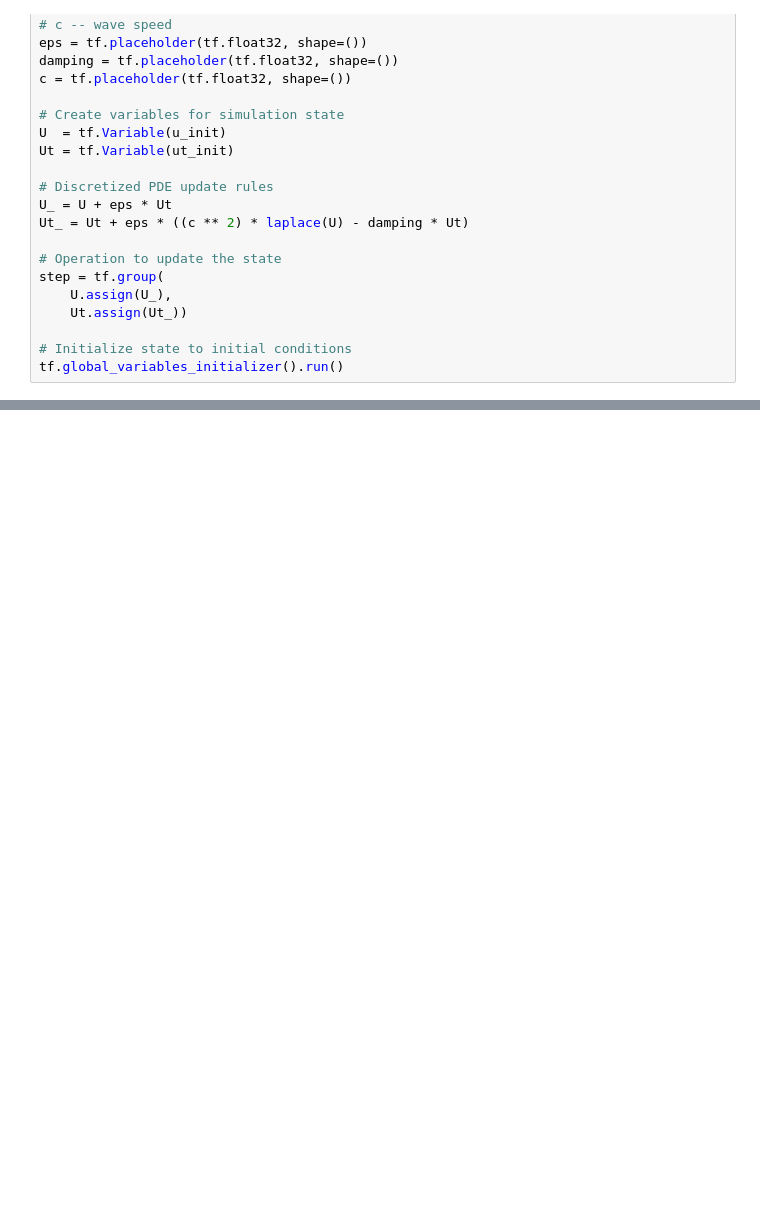
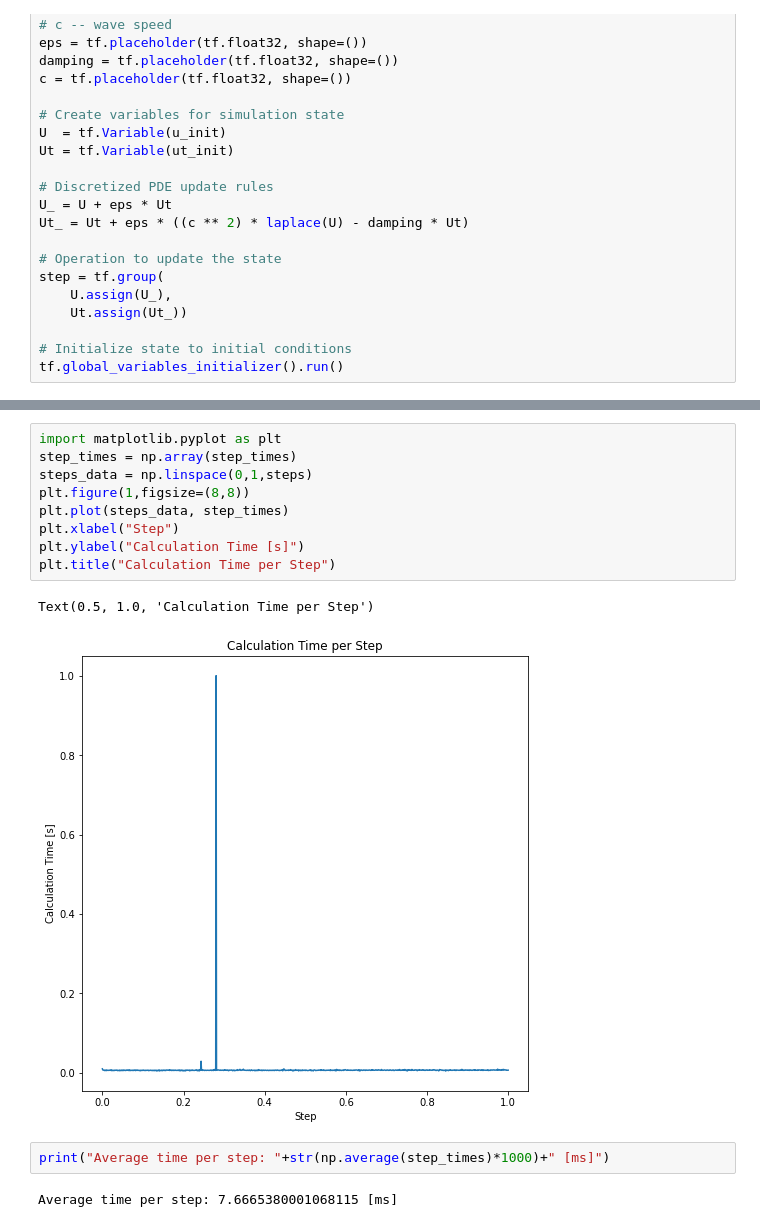
Before and after one commit to ubsuny/burgers-equation-nvidia-jetson, a Jupyter notebook: Problem1.ipynb, the cells around one changed output, grey strips where cells are left out. Cells and saved outputs as stored; diff of their text form; blank space fills up the shorter version.

```diff
--- a/Problem1.ipynb
+++ b/Problem1.ipynb
@@ -117,0 +112,16 @@ sess.close()
+# %%
+import matplotlib.pyplot as plt
+step_times = np.array(step_times)
+steps_data = np.linspace(0,1,steps)
+plt.figure(1,figsize=(8,8))
+plt.plot(steps_data, step_times)
+plt.xlabel("Step")
+plt.ylabel("Calculation Time [s]")
+plt.title("Calculation Time per Step")
+# %% [output]
+Text(0.5, 1.0, 'Calculation Time per Step')
+[figure, added]
+# %%
+print("Average time per step: "+str(np.average(step_times)*1000)+" [ms]")
+# %% [output]
+Average time per step: 7.6665380001068115 [ms]
```
Also changed, not shown: parts of 7 cells of this notebook, 3 other files.
